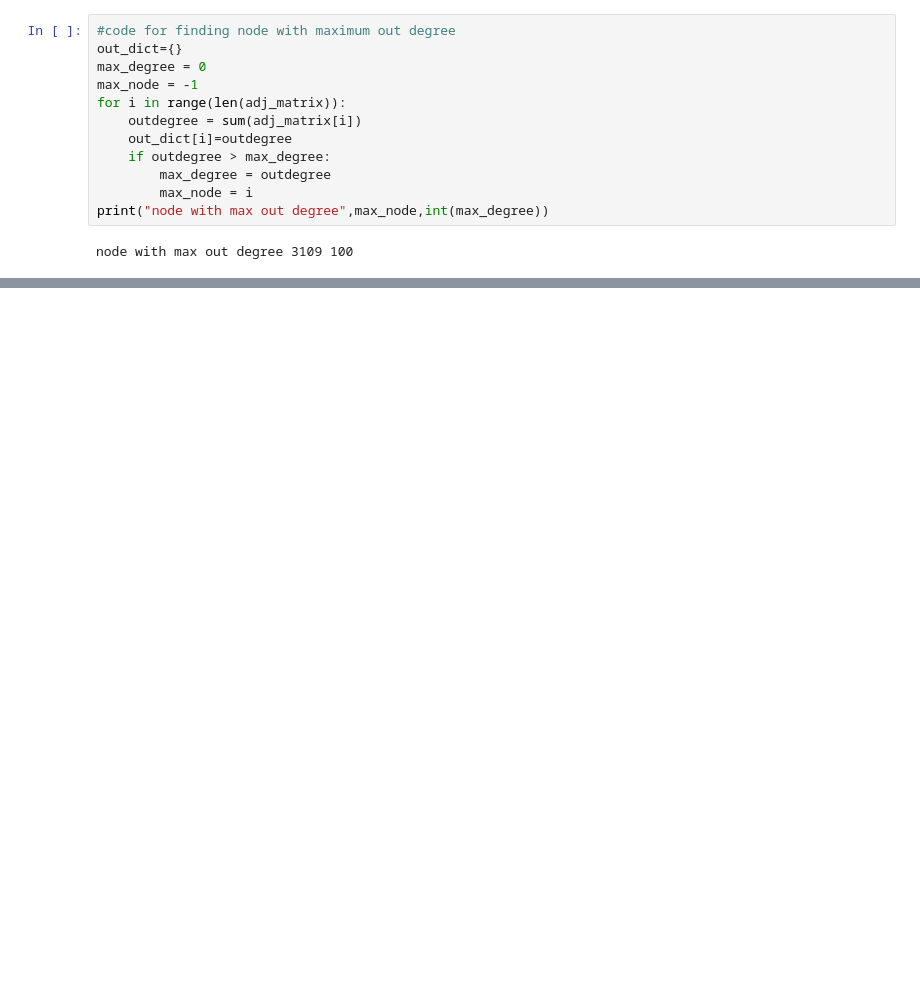
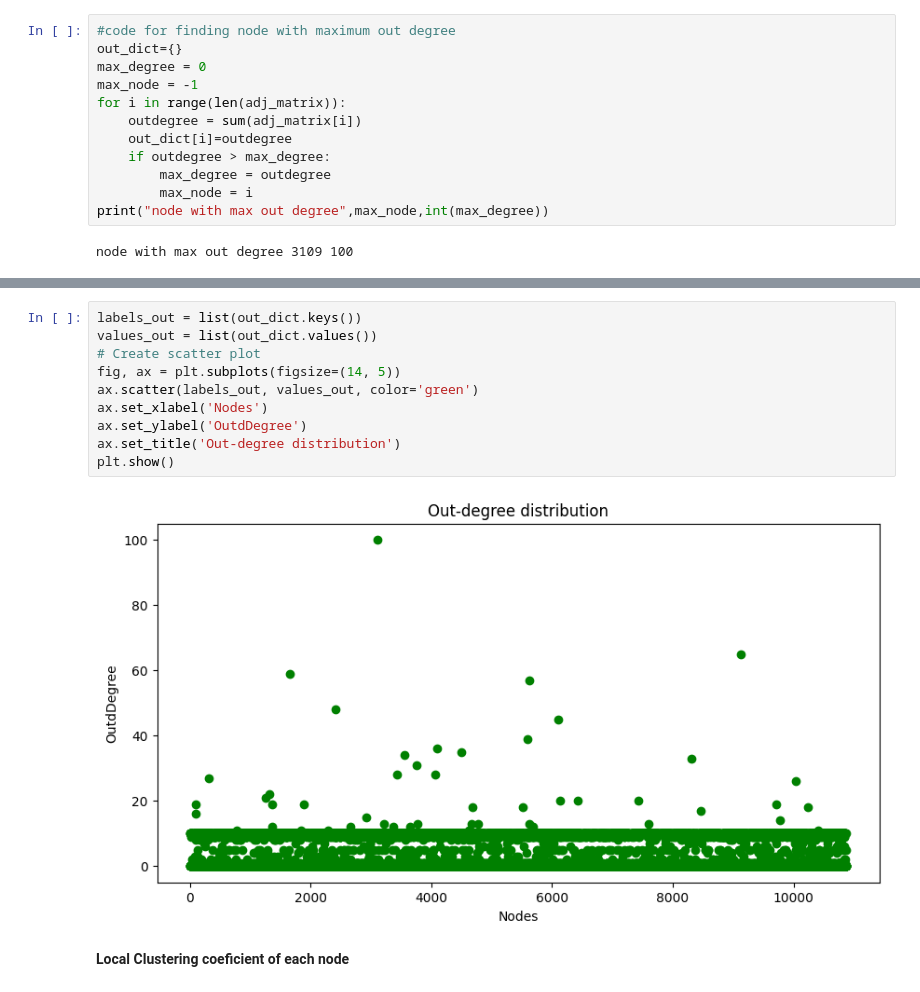
Before and after one commit to varunjj1999/CSE508_Winter2023_A3_42, a Jupyter notebook: IR_A3_Q1.ipynb, the cells around one changed output, grey strips where cells are left out. Saved outputs shown, nothing was run; the diff lists cells and outputs as text; blank space fills up the shorter version.

```diff
--- a/IR_A3_Q1.ipynb
+++ b/IR_A3_Q1.ipynb
@@ -250,0 +301,14 @@ density of the network 0.0003381398671756435
+# %%
+labels_out = list(out_dict.keys())
+values_out = list(out_dict.values())
+# Create scatter plot
+fig, ax = plt.subplots(figsize=(14, 5))
+ax.scatter(labels_out, values_out, color='green')
+ax.set_xlabel('Nodes')
+ax.set_ylabel('OutdDegree')
+ax.set_title('Out-degree distribution')
+plt.show()
+# %% [output]
+[figure, added]
+# %% [markdown]
+**Local Clustering coeficient of each node**
```
Also changed, not shown: parts of 31 cells of this notebook.
